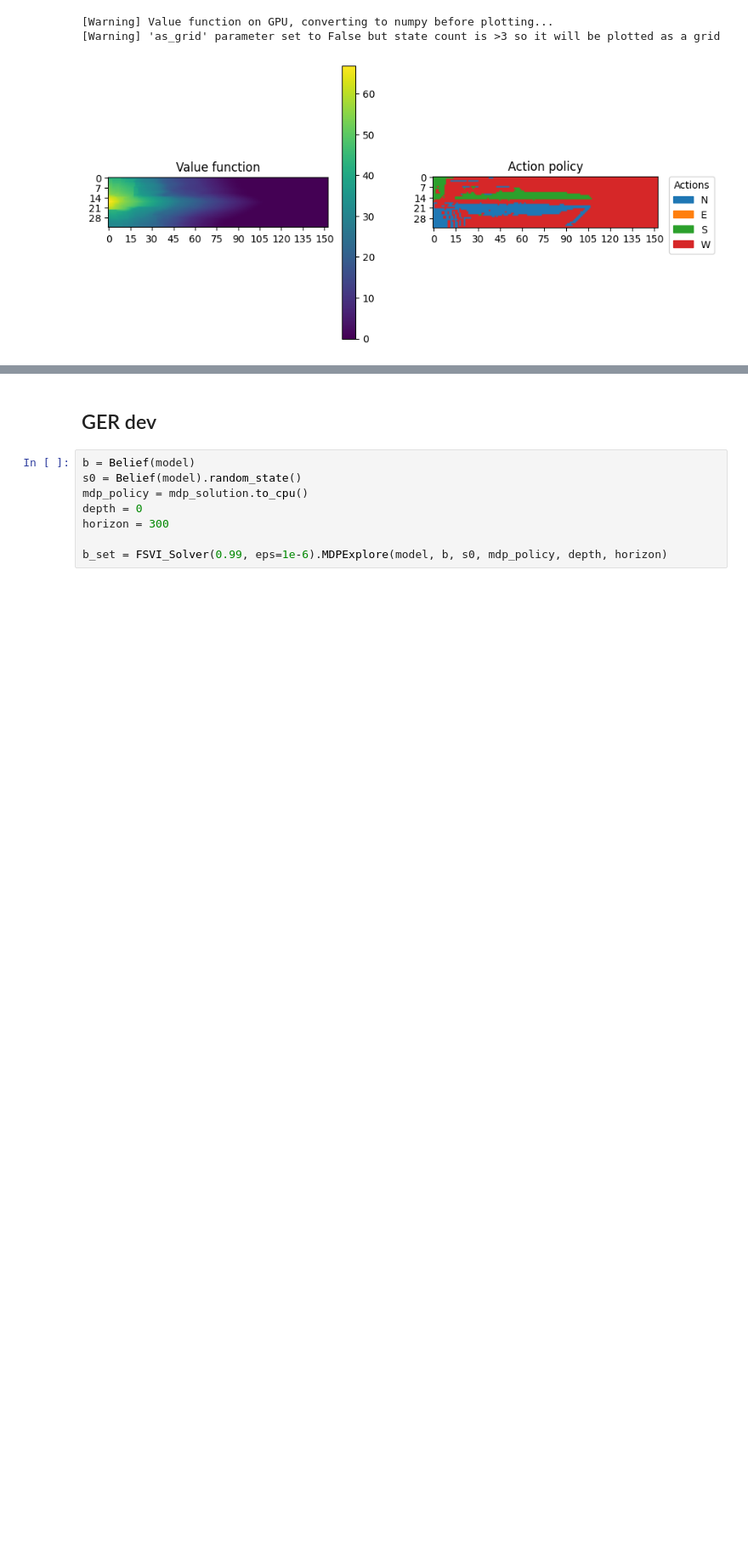
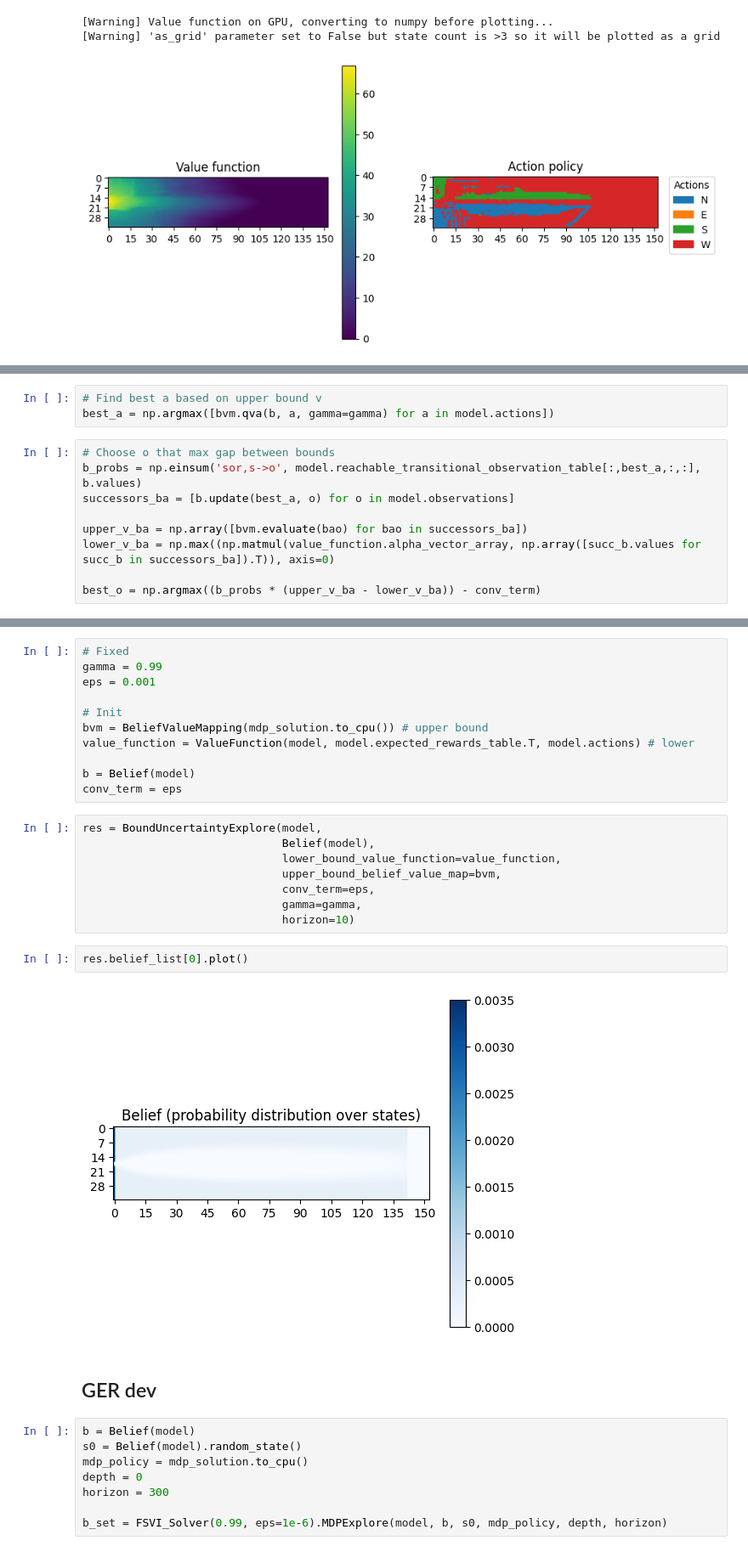
Before and after one commit to PimLb/POMDP_PBVI_Exploration, a Jupyter notebook: Experiments/Olfactory Navigation/Olfactory_Model.ipynb, the cells around one changed output, grey strips where cells are left out. Shown at 85% size. Cells and saved outputs as stored; diff of their text form; blank space fills up the shorter version.

```diff
--- a/Experiments/Olfactory Navigation/Olfactory_Model.ipynb
+++ b/Experiments/Olfactory Navigation/Olfactory_Model.ipynb
@@ -159,0 +265,12 @@ fsvi_solution.plot()
+# %%
+# Find best a based on upper bound v
+best_a = np.argmax([bvm.qva(b, a, gamma=gamma) for a in model.actions])
+# %%
+# Choose o that max gap between bounds
+b_probs = np.einsum('sor,s->o', model.reachable_transitional_observation_table[:,best_a,:,:], b.values)
+successors_ba = [b.update(best_a, o) for o in model.observations]
+
+upper_v_ba = np.array([bvm.evaluate(bao) for bao in successors_ba])
+lower_v_ba = np.max((np.matmul(value_function.alpha_vector_array, np.array([succ_b.values for succ_b in successors_ba]).T)), axis=0)
+
+best_o = np.argmax((b_probs * (upper_v_ba - lower_v_ba)) - conv_term)
@@ -160,3 +327,26 @@ fsvi_solution.plot()
+# %%
+# Fixed
+gamma = 0.99
+eps = 0.001
+
+# Init
+bvm = BeliefValueMapping(mdp_solution.to_cpu()) # upper bound
+value_function = ValueFunction(model, model.expected_rewards_table.T, model.actions) # lower
+
+b = Belief(model)
+conv_term = eps
+# %%
+res = BoundUncertaintyExplore(model,
+                              Belief(model),
+                              lower_bound_value_function=value_function,
+                              upper_bound_belief_value_map=bvm,
+                              conv_term=eps,
+                              gamma=gamma,
+                              horizon=10)
+# %%
+res.belief_list[0].plot()
+# %% [output]
+[figure, added]
 # %% [markdown]
 ## GER dev
 # %%
```
Also changed, not shown: parts of 14 cells of this notebook, 1 other file.
